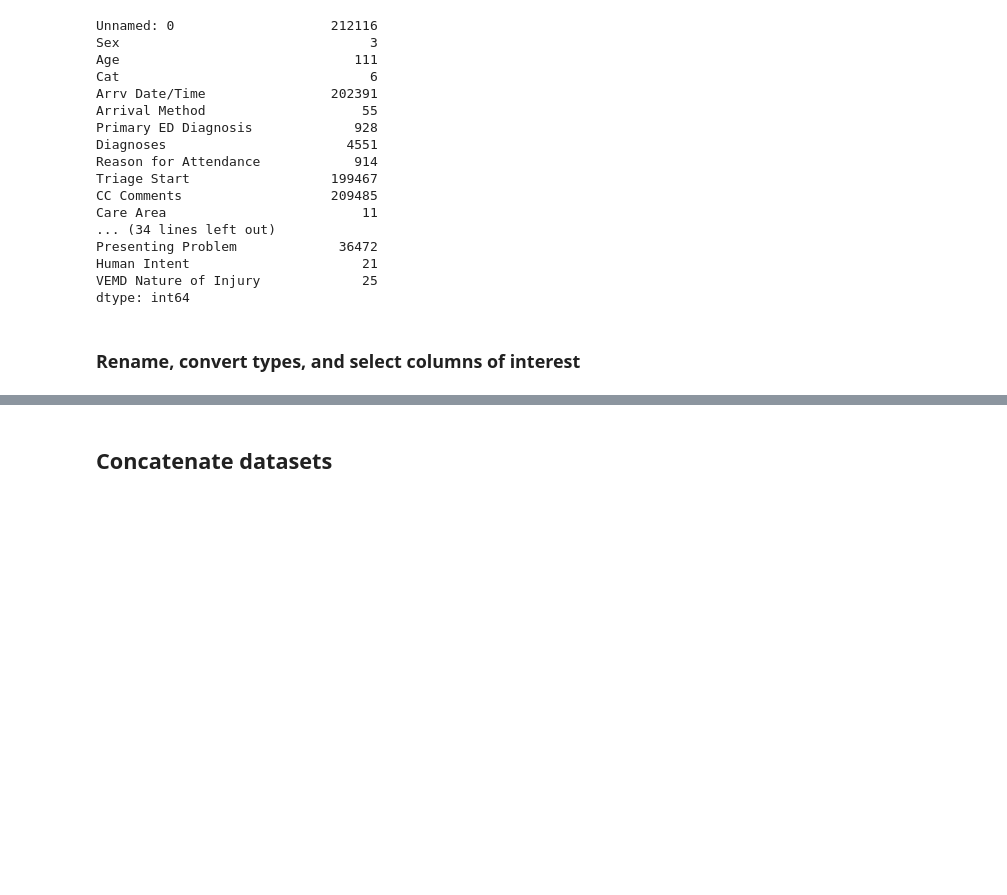
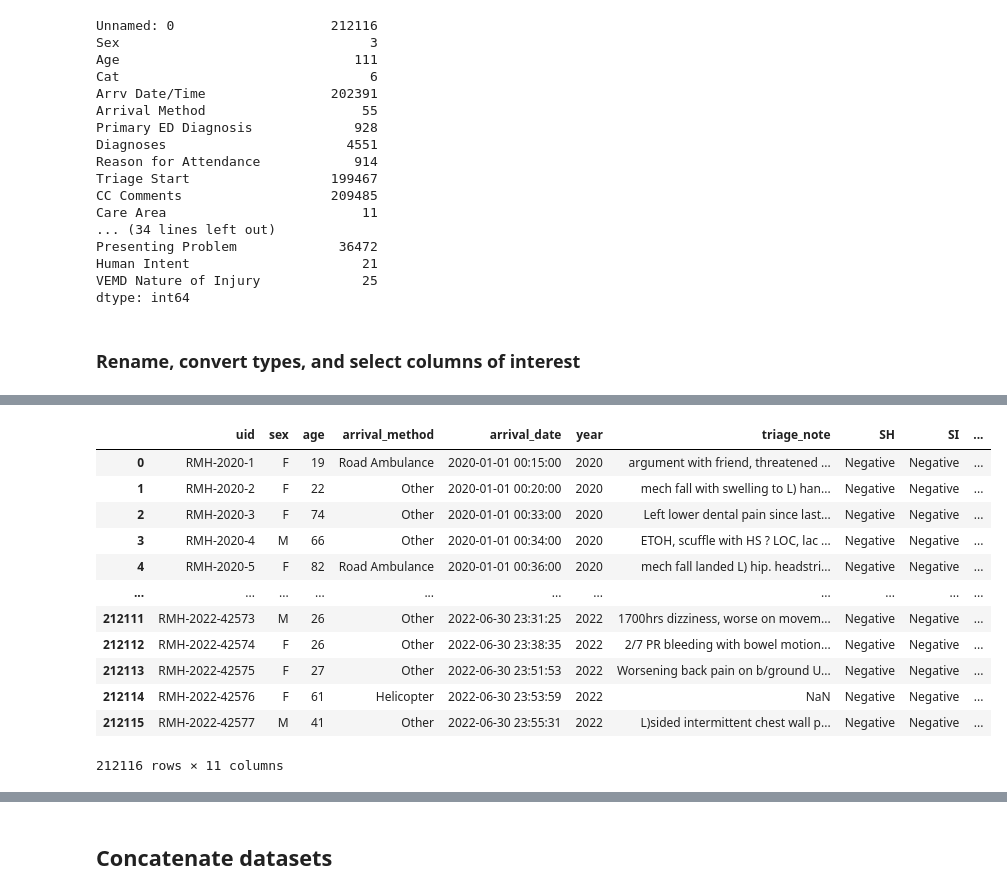
Before and after one commit to vlada-rozova/self-harm-triage-notes, a Jupyter notebook: notebooks/1a-harmonise-datasets.ipynb, the cells around one changed output, grey strips where cells are left out. Drawn from its saved outputs; the diff is of its cells as text; code cells hidden in the pictures; blank space fills up the shorter version.

```diff
--- a/notebooks/1a-harmonise-datasets.ipynb
+++ b/notebooks/1a-harmonise-datasets.ipynb
@@ -175,7 +193,7 @@ df1.head()
 ## Second data extract: Q1 2020 to Q2 2022
 # %%
 # Load data
-df2 = pd.read_excel(raw_data_dir / "RMH_Q1 2020 - Q2 2022 - DEIDENT.xlsx")
+df2 = pd.read_excel(rmh_raw_data_path[1])
 print(df2.shape)
 df2.head()
 # %% [output]
@@ -296,13 +299,28 @@ Name: arrival_date, Length: 212116, dtype: datetime64[ns]
 # %%
 # Change types
 df2.arrival_date = pd.to_datetime(df2.arrival_date)
 df2.year = df2.year.astype(int)
-df2.SH = df2.SH.astype(int)
-df2.SI = df2.SI.astype(int)
-df2.AOD_OD = df2.AOD_OD.astype(int)
+df2.SH = map_and_categorize(df2.SH, get_mapping())
+df2.SI = map_and_categorize(df2.SI, get_mapping())
+df2.AOD_OD = map_and_categorize(df2.AOD_OD, get_mapping())
 
 
 # Select columns
 df2 = df2[['uid', 'sex', 'age', 'arrival_method',
            'arrival_date', 'year',
-           'triage_note', 'SH', 'SI', 'AOD_OD', 'audit_case']]
+           'triage_note', 'SH', 'SI', 'AOD_OD', 'audit_case']].copy()
+df2
+# %% [output]
+|  | uid | sex | age | arrival_method | arrival_date | year | triage_note | SH | SI | ... |
+| 0 | RMH-2020-1 | F | 19 | Road Ambulance | 2020-01-01 00:15:00 | 2020 | argument with friend, threatened ... | Negative | Negative | ... |
+| 1 | RMH-2020-2 | F | 22 | Other | 2020-01-01 00:20:00 | 2020 | mech fall with swelling to L) han... | Negative | Negative | ... |
+| 2 | RMH-2020-3 | F | 74 | Other | 2020-01-01 00:33:00 | 2020 | Left lower dental pain since last... | Negative | Negative | ... |
+| 3 | RMH-2020-4 | M | 66 | Other | 2020-01-01 00:34:00 | 2020 | ETOH, scuffle with HS ? LOC, lac ... | Negative | Negative | ... |
+| 4 | RMH-2020-5 | F | 82 | Road Ambulance | 2020-01-01 00:36:00 | 2020 | mech fall landed L) hip. headstri... | Negative | Negative | ... |
+| ... | ... | ... | ... | ... | ... | ... | ... | ... | ... | ... |
+| 212111 | RMH-2022-42573 | M | 26 | Other | 2022-06-30 23:31:25 | 2022 | 1700hrs dizziness, worse on movem... | Negative | Negative | ... |
+| 212112 | RMH-2022-42574 | F | 26 | Other | 2022-06-30 23:38:35 | 2022 | 2/7 PR bleeding with bowel motion... | Negative | Negative | ... |
+| 212113 | RMH-2022-42575 | F | 27 | Other | 2022-06-30 23:51:53 | 2022 | Worsening back pain on b/ground U... | Negative | Negative | ... |
+| 212114 | RMH-2022-42576 | F | 61 | Helicopter | 2022-06-30 23:53:59 | 2022 | NaN | Negative | Negative | ... |
+| 212115 | RMH-2022-42577 | M | 41 | Other | 2022-06-30 23:55:31 | 2022 | L)sided intermittent chest wall p... | Negative | Negative | ... |
+212116 rows × 11 columns
```
Also changed, not shown: parts of 14 cells of this notebook.
